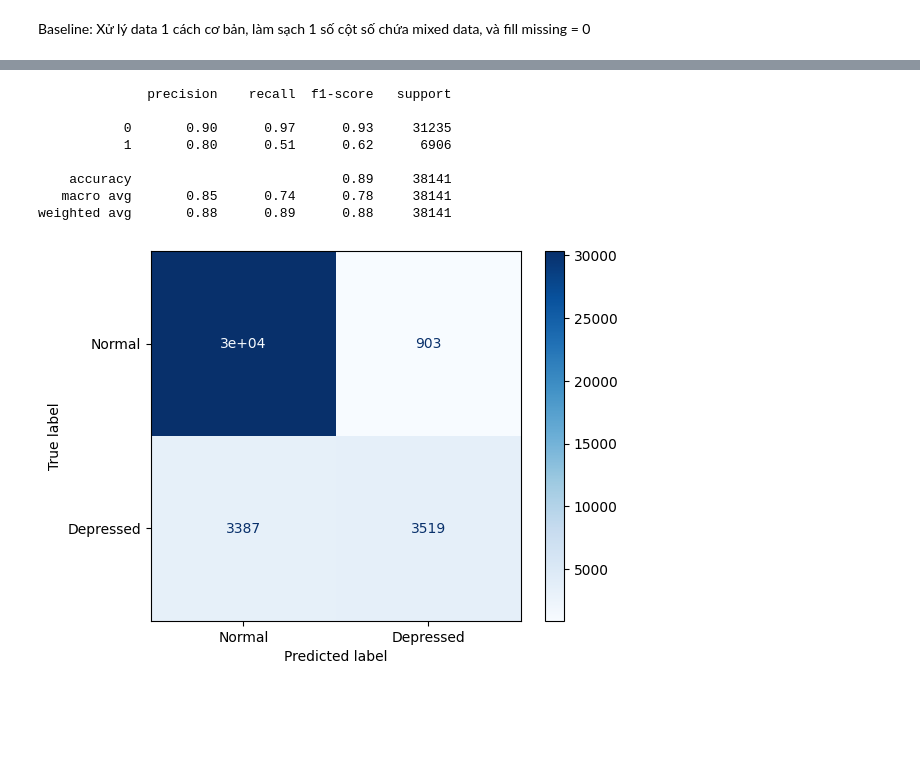
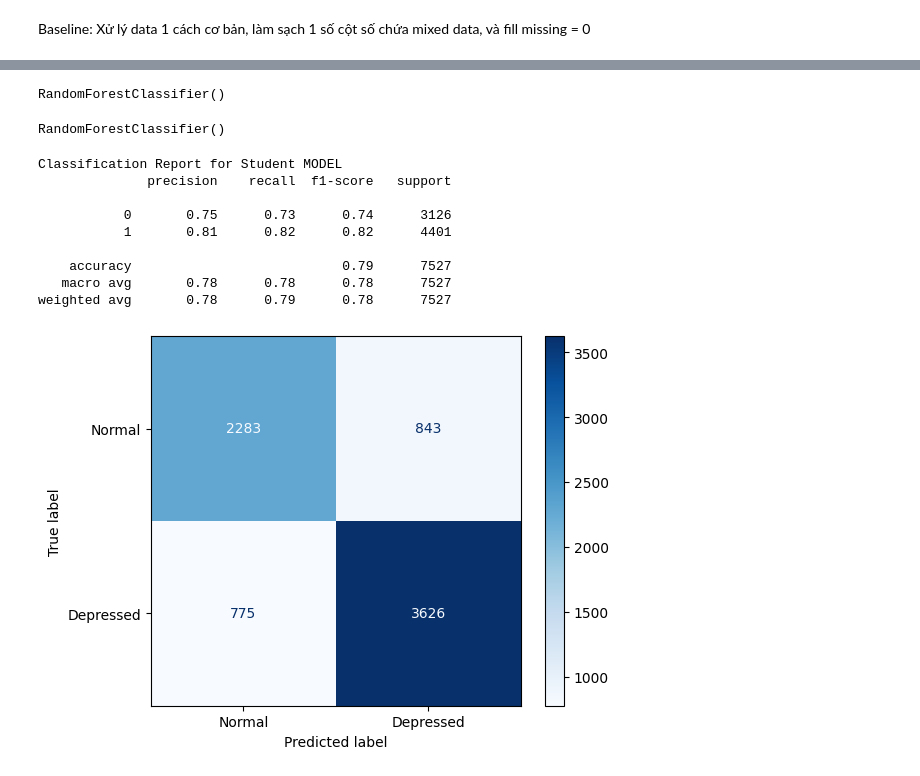
Before and after one commit to tlong-ds/india-depression-analysis, a Jupyter notebook: 05-baseline-modeling.ipynb, the cells around one changed output, grey strips where cells are left out. Saved outputs shown, nothing was run; the diff lists cells and outputs as text; code cells hidden in the pictures; blank space fills up the shorter version.

Commit message:
upload baseline model

```diff
--- a/05-baseline-modeling.ipynb
+++ b/05-baseline-modeling.ipynb
@@ -39,18 +42,39 @@ y_pred = model.predict(X_test)
+# %%
+RANDOM_STATE = 42
+X_train_student, X_test_student, y_train_student, y_test_student = train_test_split(X_student, y_student, stratify=y_student, random_state=RANDOM_STATE)
+X_train_worker, X_test_worker, y_train_worker, y_test_worker = train_test_split(X_worker, y_worker, stratify=y_worker, random_state=RANDOM_STATE)
+# %%
+student_model = RandomForestClassifier()
+working_professional_model = RandomForestClassifier()
+# %%
+student_model.fit(X_train_student, y_train_student)
+# %% [output]
+RandomForestClassifier()
+# %%
+working_professional_model.fit(X_train_worker, y_train_worker)
+# %% [output]
+RandomForestClassifier()
+# %%
+y_pred_student = student_model.predict(X_test_student)
+y_pred_worker = working_professional_model.predict(X_test_worker)
 # %%
 from sklearn.metrics import classification_report, ConfusionMatrixDisplay
 import matplotlib.pyplot as plt
-print(classification_report(y_test, y_pred))
+
+print("Classification Report for Student MODEL")
+print(classification_report(y_test_student, y_pred_student))
 
 # Vẽ ma trận
-ConfusionMatrixDisplay.from_predictions(y_test, y_pred, display_labels=["Normal", "Depressed"], cmap="Blues")
+ConfusionMatrixDisplay.from_predictions(y_test_student, y_pred_student, display_labels=["Normal", "Depressed"], cmap="Blues")
 plt.show()
 # %% [output]
+Classification Report for Student MODEL
               precision    recall  f1-score   support
 
-           0       0.90      0.97      0.93     31235
-           1       0.80      0.51      0.62      6906
+           0       0.75      0.73      0.74      3126
+           1       0.81      0.82      0.82      4401
 
-    accuracy                           0.89     38141
-   macro avg       0.85      0.74      0.78     38141
-weighted avg       0.88      0.89      0.88     38141
+    accuracy                           0.79      7527
+   macro avg       0.78      0.78      0.78      7527
+weighted avg       0.78      0.79      0.78      7527
-[figure, old version]
+[figure, new version]
```
Also changed, not shown: parts of 11 cells of this notebook.
